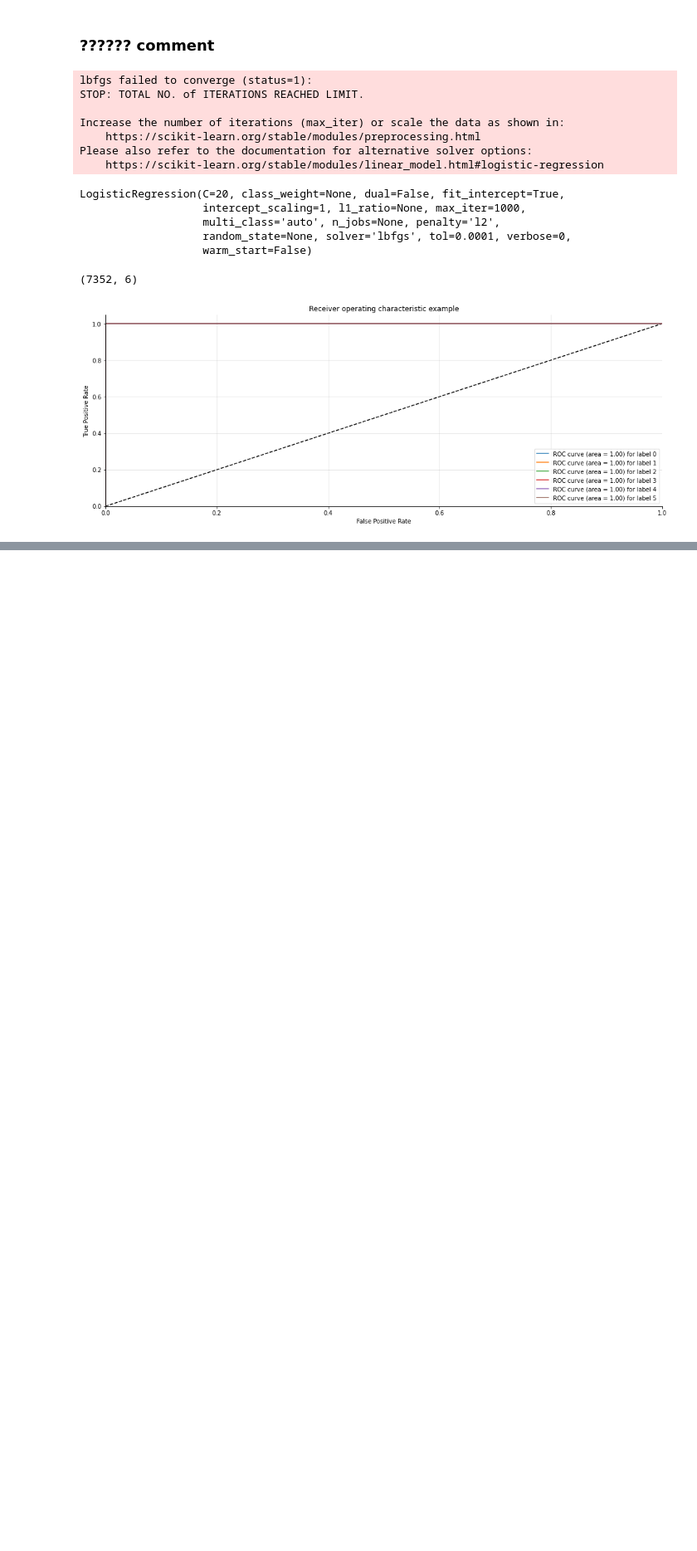
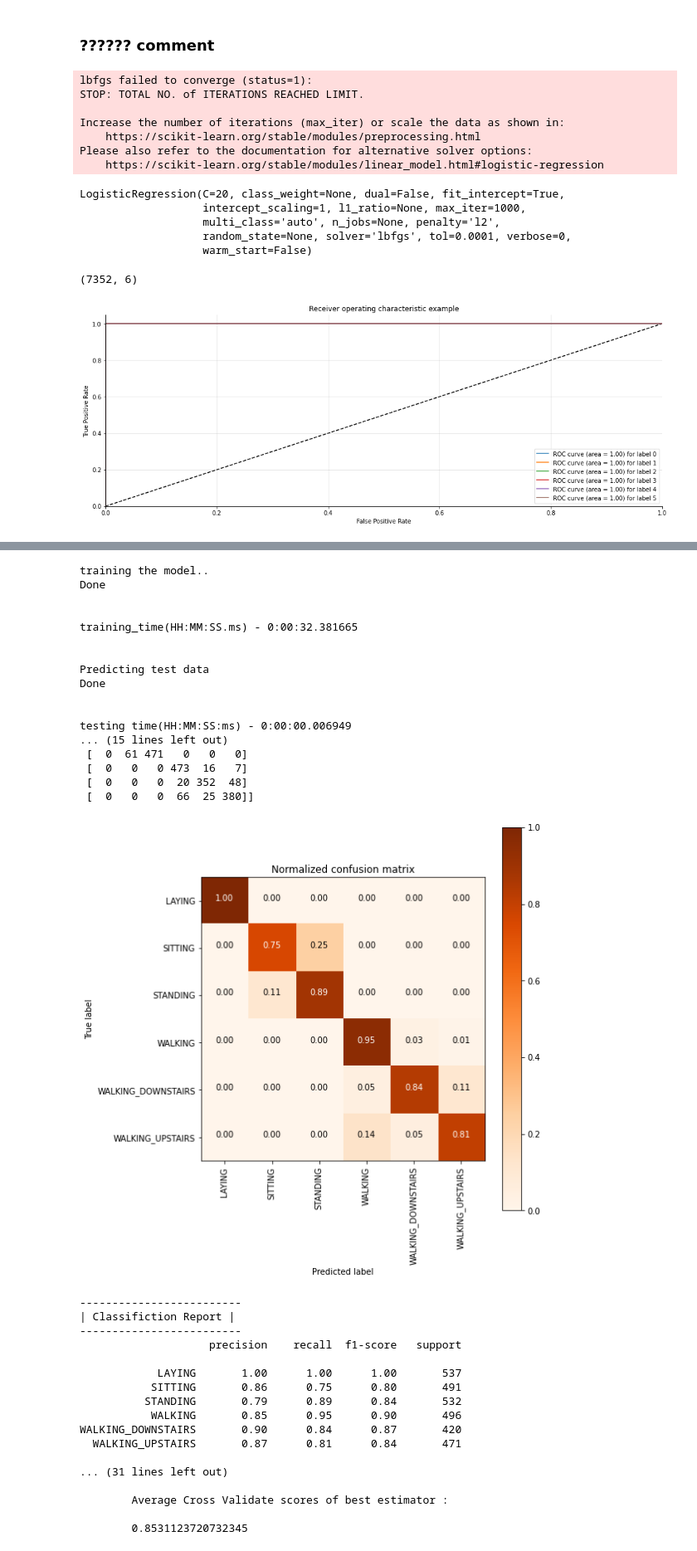
Before and after one commit to basakstuff/HAR-using-Smartphones, a Jupyter notebook: DataMiningv2.ipynb, the cells around one changed output, grey strips where cells are left out. Shown at 83% size. Cells and saved outputs as stored; diff of their text form; code cells hidden in the pictures; blank space fills up the shorter version.

```diff
--- a/DataMiningv2.ipynb
+++ b/DataMiningv2.ipynb
@@ -673,0 +831,42 @@ plt.show()
+# %%
+parameters_DT = {'max_depth':np.arange(3,10,2)}
+dt = DecisionTreeClassifier()
+dt_grid = GridSearchCV(dt,param_grid=parameters_DT, cv=10, n_jobs=-1, cv=10)
+dt_grid_results = perform_model(dt_grid, X_train, y_train, X_test, y_test, class_labels=labels)
+print_grid_search_attributes(dt_grid_results['model'])
+# %% [output]
+training the model..
+Done
+
+
+training_time(HH:MM:SS.ms) - 0:00:32.381665
+
+
+Predicting test data
+Done
+
+
+testing time(HH:MM:SS:ms) - 0:00:00.006949
+... (15 lines left out)
+ [  0  61 471   0   0   0]
+ [  0   0   0 473  16   7]
+ [  0   0   0  20 352  48]
+ [  0   0   0  66  25 380]]
+[figure, added]
+-------------------------
+| Classifiction Report |
+-------------------------
+                    precision    recall  f1-score   support
+
+            LAYING       1.00      1.00      1.00       537
+           SITTING       0.86      0.75      0.80       491
+          STANDING       0.79      0.89      0.84       532
+           WALKING       0.85      0.95      0.90       496
+WALKING_DOWNSTAIRS       0.90      0.84      0.87       420
+  WALKING_UPSTAIRS       0.87      0.81      0.84       471
+
+... (31 lines left out)
+
+        Average Cross Validate scores of best estimator :
+
+        0.8531123720732345
```
Also changed, not shown: parts of 25 cells of this notebook.
